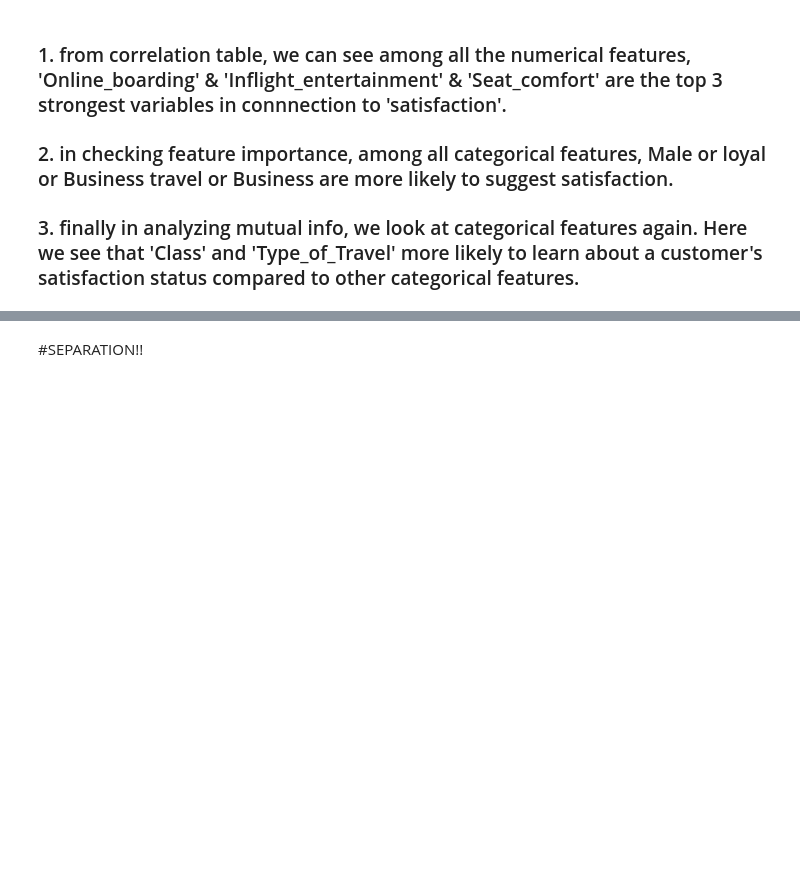
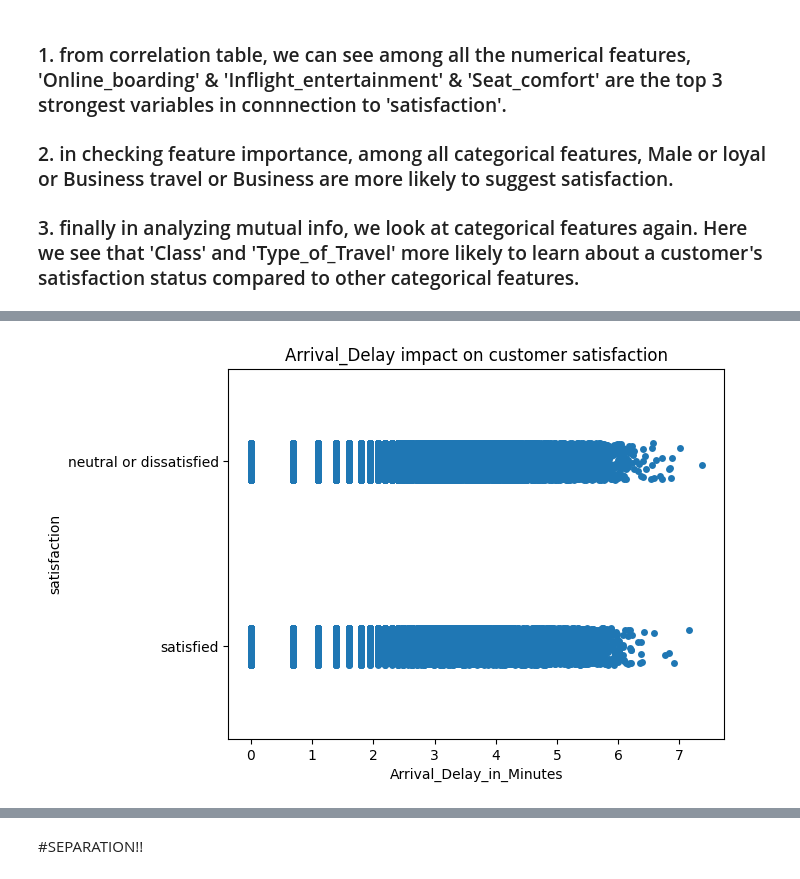
Before and after one commit to sjfjawe/Airline-Customer-Satisfaction-Prediction, a Jupyter notebook: notebook.ipynb, the cells around one changed output, grey strips where cells are left out. Saved outputs shown, nothing was run; the diff lists cells and outputs as text; code cells hidden in the pictures; blank space fills up the shorter version.

```diff
--- a/notebook.ipynb
+++ b/notebook.ipynb
@@ -407,0 +353,8 @@ mi.sort_values(ascending=False).to_frame(name='Mutual Info of the categorical fe
+# %%
+df_whole['satisfaction'] = df_whole['satisfaction'].map({1:'satisfied', 0:'neutral or dissatisfied'})
+
+sns.stripplot(x=df_whole['Arrival_Delay_in_Minutes'], y=df_whole['satisfaction'])
+plt.title('Arrival_Delay impact on customer satisfaction')
+df_whole.satisfaction = (df_whole.satisfaction == 'satisfied').astype('int')
+# %% [output]
+[figure, added]
```
Also changed, not shown: parts of 38 cells of this notebook.
